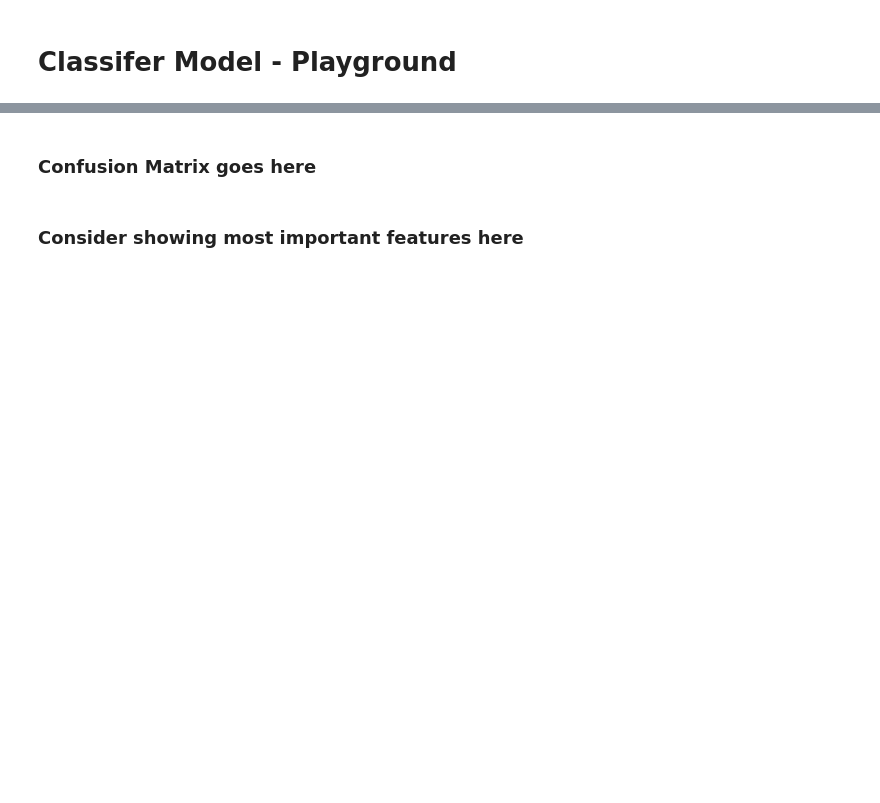
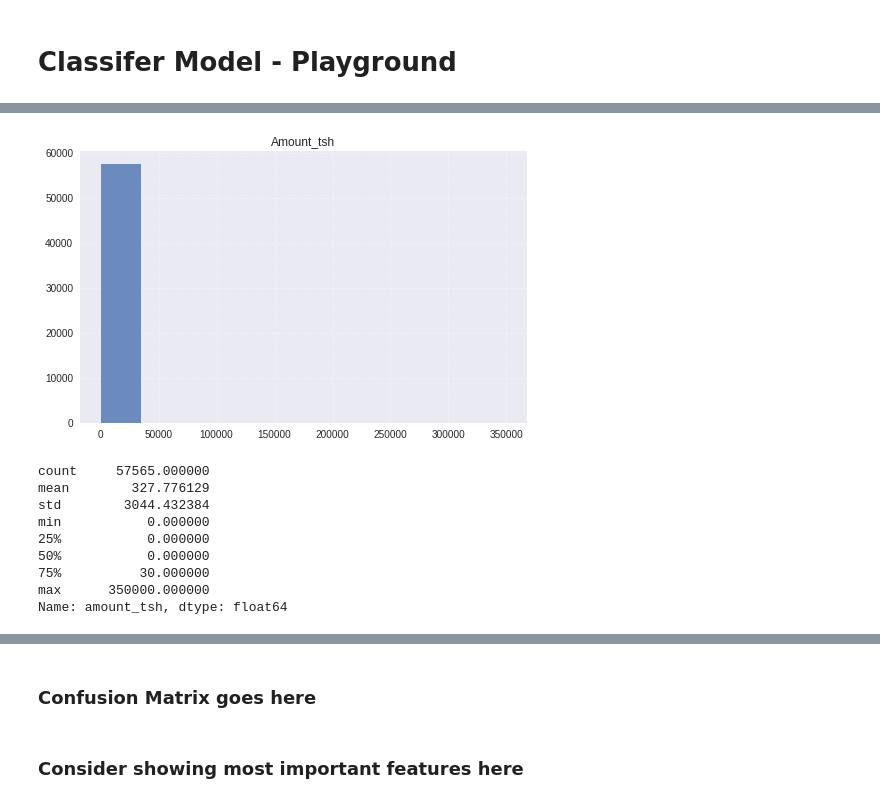
Before and after one commit to kulomady/dsc-phase-3-project, a Jupyter notebook: notebooks/model_playground.ipynb, the cells around one changed output, grey strips where cells are left out. Cells and saved outputs as stored; diff of their text form; code cells hidden in the pictures; blank space fills up the shorter version.

```diff
--- a/notebooks/model_playground.ipynb
+++ b/notebooks/model_playground.ipynb
@@ -156,0 +172,14 @@ test_df.describe()
+# %%
+plot_hist(train_df, 'amount_tsh')
+train_df['amount_tsh'].describe()
+# %% [output]
+[figure, added]
+count     57565.000000
+mean        327.776129
+std        3044.432384
+min           0.000000
+25%           0.000000
+50%           0.000000
+75%          30.000000
+max      350000.000000
+Name: amount_tsh, dtype: float64
```
Also changed, not shown: parts of 75 cells of this notebook, 4 other files.
